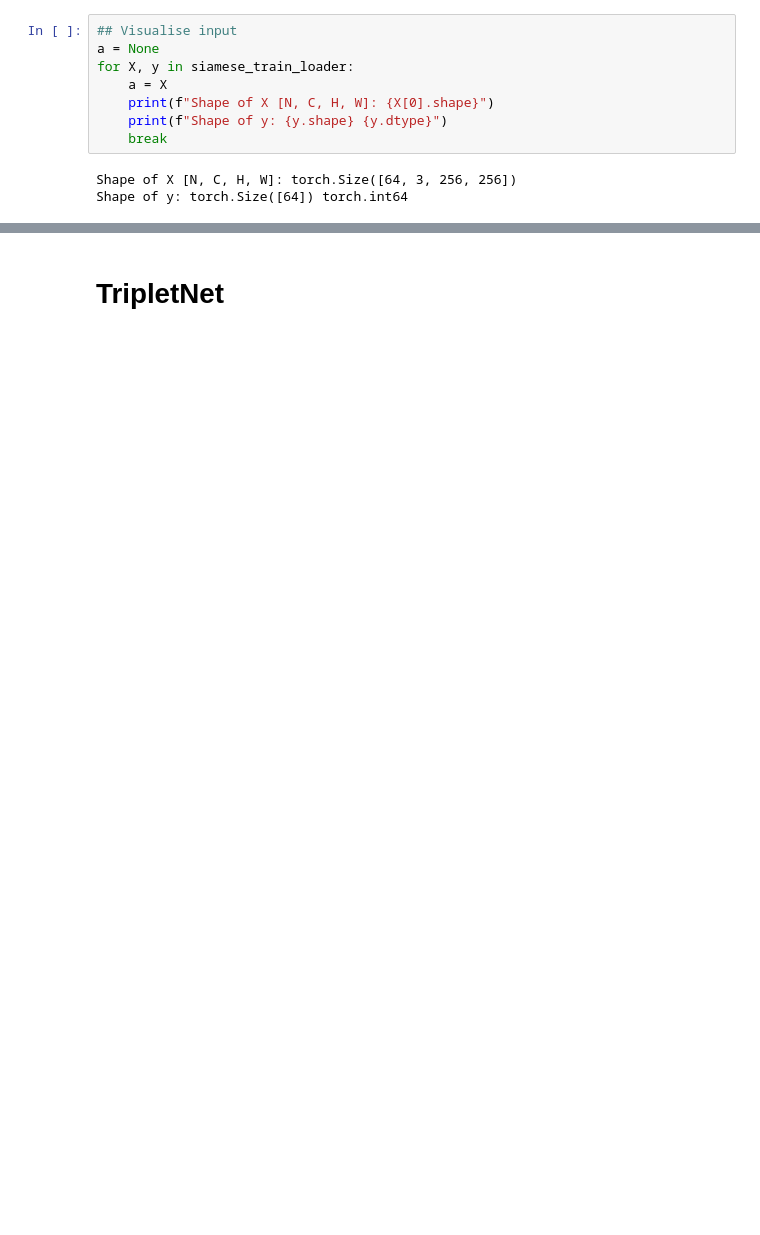
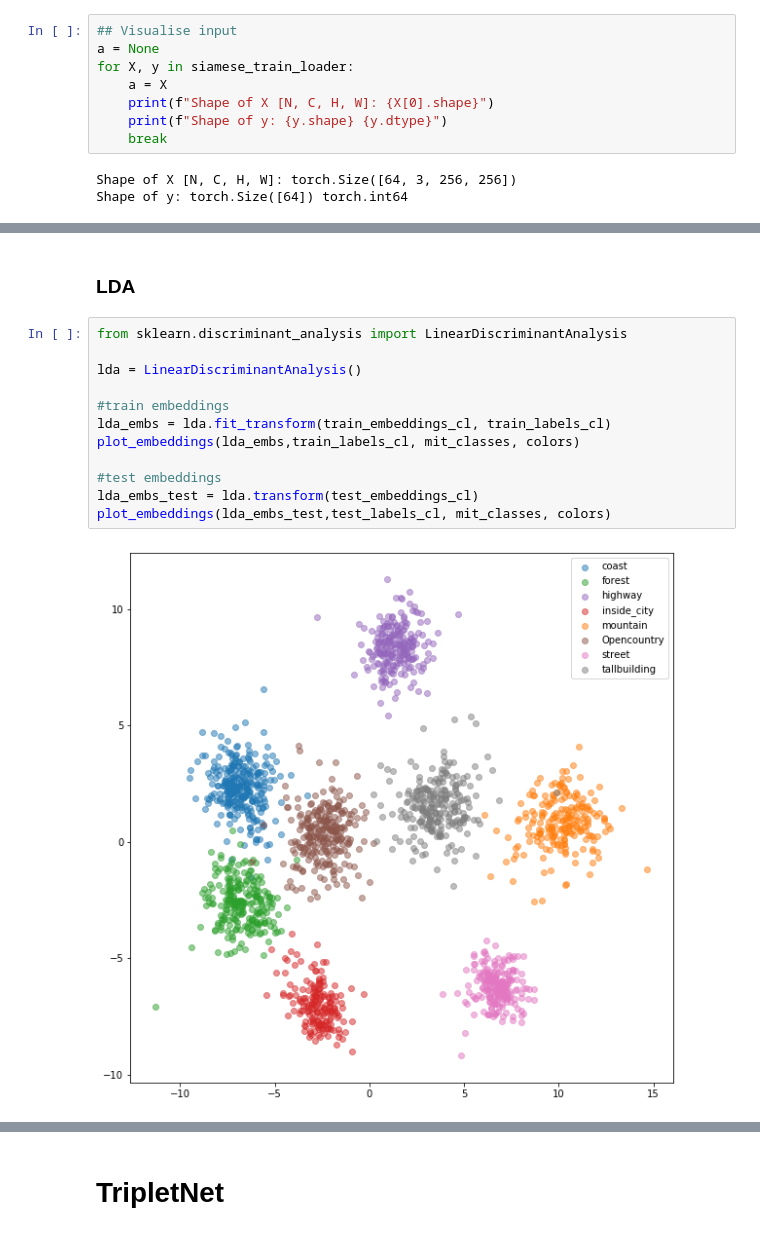
Before and after one commit to bersecke/MCV-2022-M5-Project, a Jupyter notebook: Week4/taskb.ipynb, the cells around one changed output, grey strips where cells are left out. Drawn from its saved outputs; the diff is of its cells as text; blank space fills up the shorter version.

```diff
--- a/Week4/taskb.ipynb
+++ b/Week4/taskb.ipynb
@@ -219,0 +240,16 @@ plot_embeddings(val_embeddings_cl, val_labels_cl, mit_classes, colors)
+# %% [markdown]
+### LDA
+# %%
+from sklearn.discriminant_analysis import LinearDiscriminantAnalysis
+
+lda = LinearDiscriminantAnalysis()
+
+#train embeddings
+lda_embs = lda.fit_transform(train_embeddings_cl, train_labels_cl)
+plot_embeddings(lda_embs,train_labels_cl, mit_classes, colors)
+
+#test embeddings
+lda_embs_test = lda.transform(test_embeddings_cl)
+plot_embeddings(lda_embs_test,test_labels_cl, mit_classes, colors)
+# %% [output]
+[figure, added]
```
Also changed, not shown: parts of 18 cells of this notebook, 2 other files.
